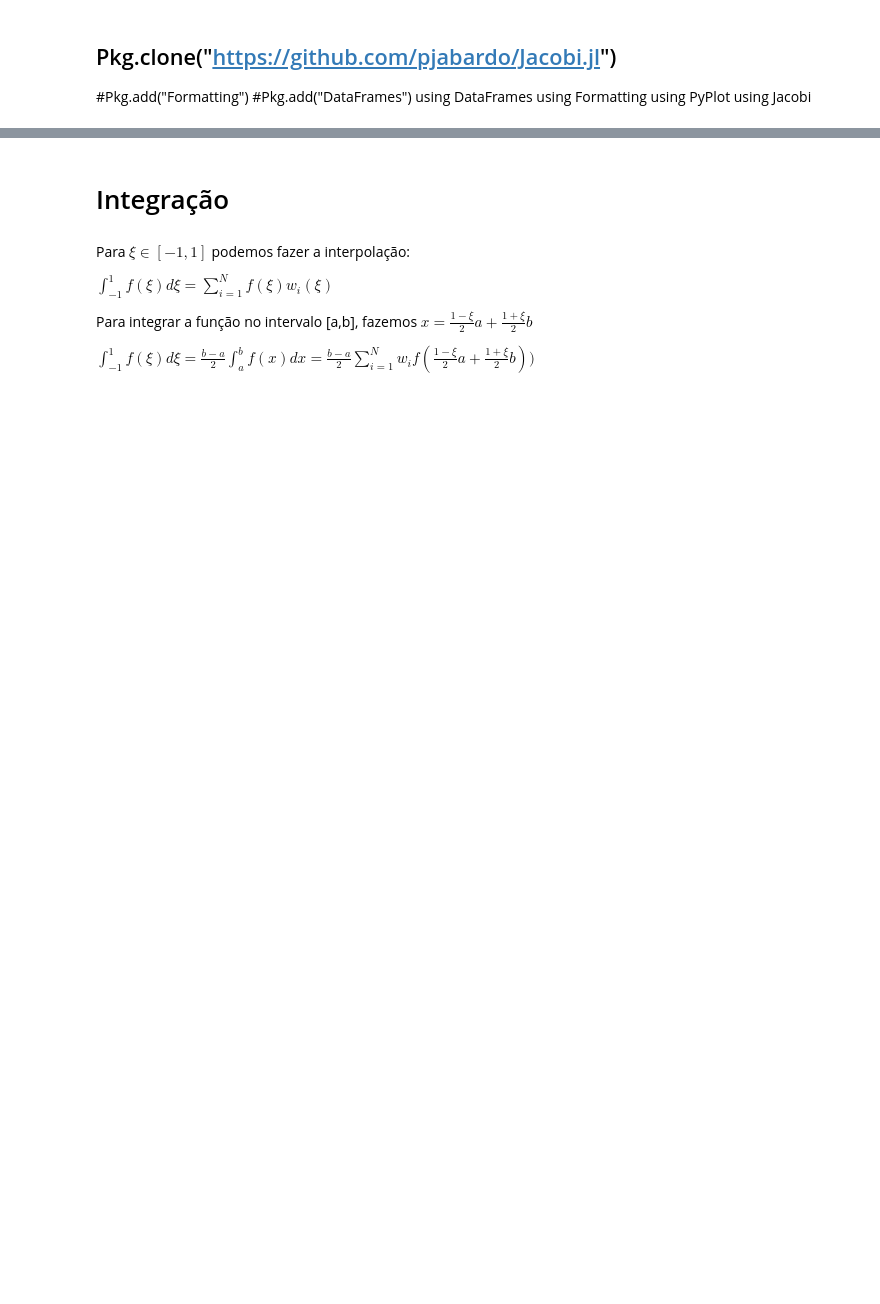
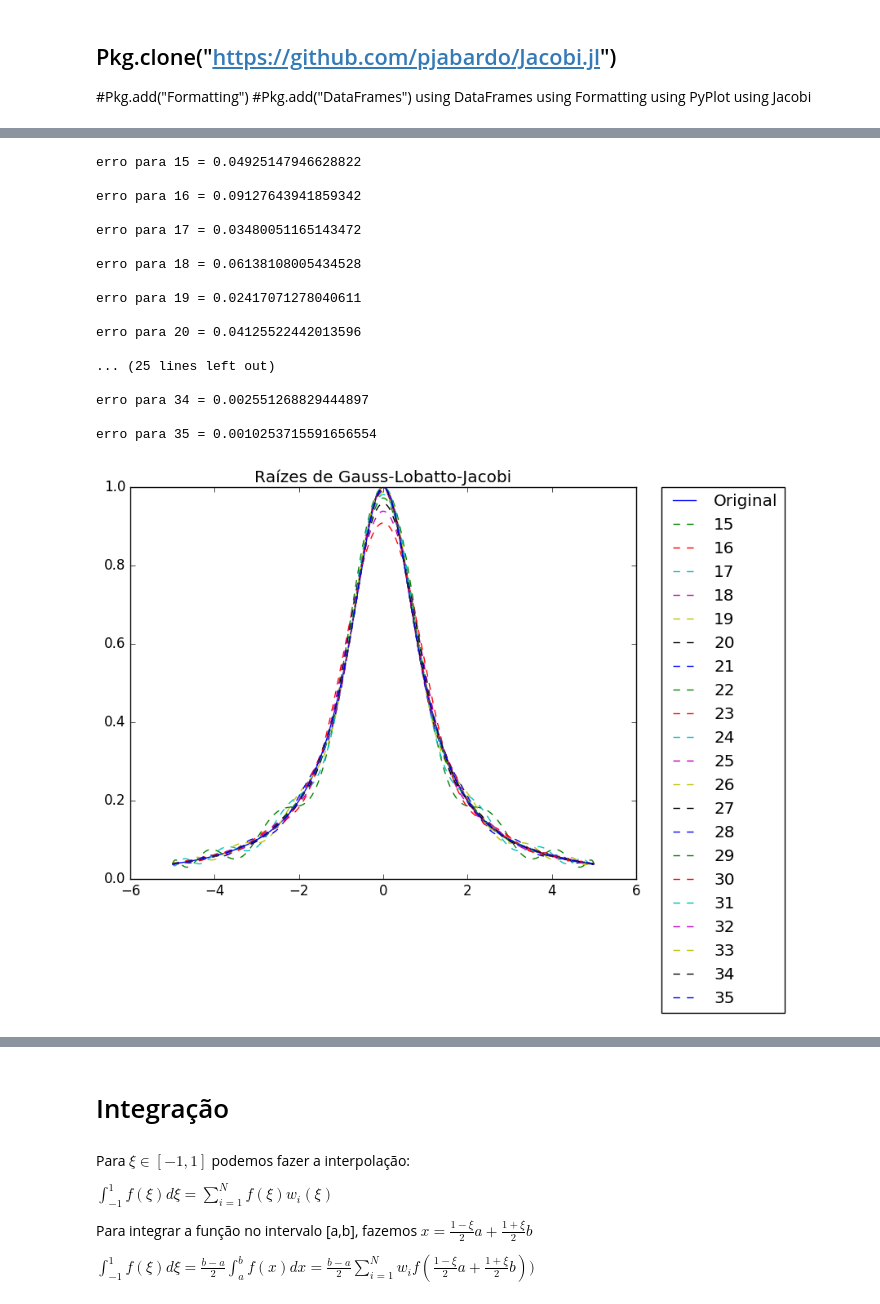
Before and after one commit to augustot2/monografia, a Jupyter notebook: src/codes/interpolation.ipynb, the cells around one changed output, grey strips where cells are left out. Saved outputs shown, nothing was run; the diff lists cells and outputs as text; code cells hidden in the pictures; blank space fills up the shorter version.

```diff
--- a/src/codes/interpolation.ipynb
+++ b/src/codes/interpolation.ipynb
@@ -154,0 +157,59 @@ erro para 10 = 0.3003
+# %%
+
+#intervalo
+a = -5 ; b = 5
+
+
+f(x) = 1./(1 + x.^2)
+
+
+nx = 1000
+x2 = linspace(a, b, nx)
+ye2 = f(x2)
+plot(x2, ye2, "-",label="Original")
+title("Raízes de Gauss-Lobatto-Jacobi")
+legend()
+N =35
+errog = [0]
+for Q in 15:1:N
+    z = zglj(Q)
+    nx= 1000
+    x = linspace(a, b, nx)
+
+    #altera o intervalo de interpolação
+    z = ((1-z)/(2)).*a + ((1+z)/(2)).*b
+
+    #estabelece as funções
+    ye = f(z)
+
+    #interpola os pontos por polinômios de lagrange
+    Im = interp_mat(x, z)
+    y =  Im * ye
+
+    plot(x, y, "--",label = "$Q")
+
+    legend(bbox_to_anchor=(1.05, 1), loc=2, borderaxespad=0.)
+    println("  ")
+    erro = maxabs(y-ye2)
+    errog = [errog maxabs(y-ye2)]
+    println("erro para $Q = $erro")
+end
+# %% [output]
+erro para 15 = 0.04925147946628822
+
+erro para 16 = 0.09127643941859342
+
+erro para 17 = 0.03480051165143472
+
+erro para 18 = 0.06138108005434528
+
+erro para 19 = 0.02417071278040611
+
+erro para 20 = 0.04125522442013596
+
+... (25 lines left out)
+
+erro para 34 = 0.002551268829444897
+
+erro para 35 = 0.0010253715591656554
+[figure, added]
```
Also changed, not shown: parts of 14 cells of this notebook, 11 other files.
